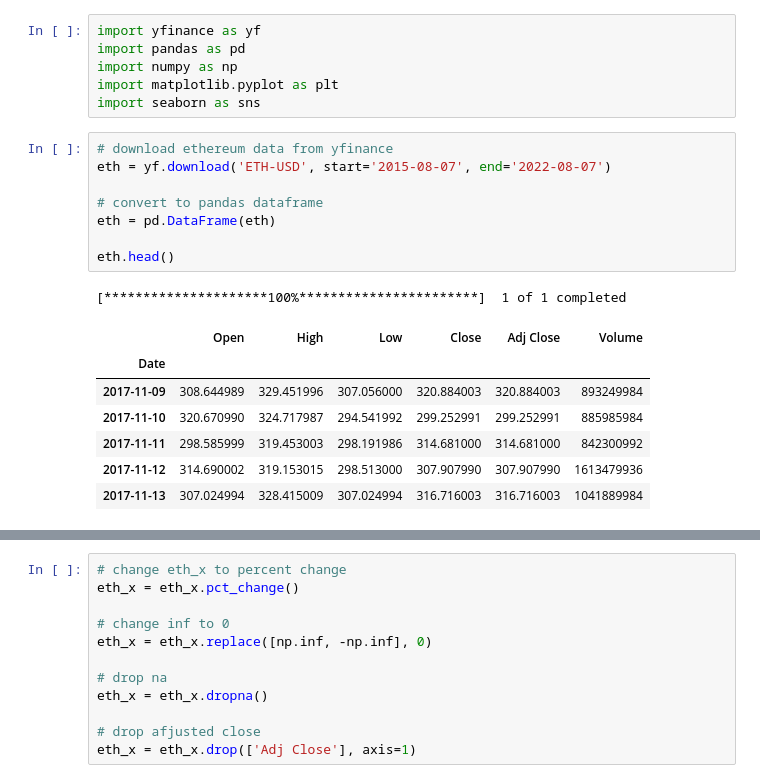
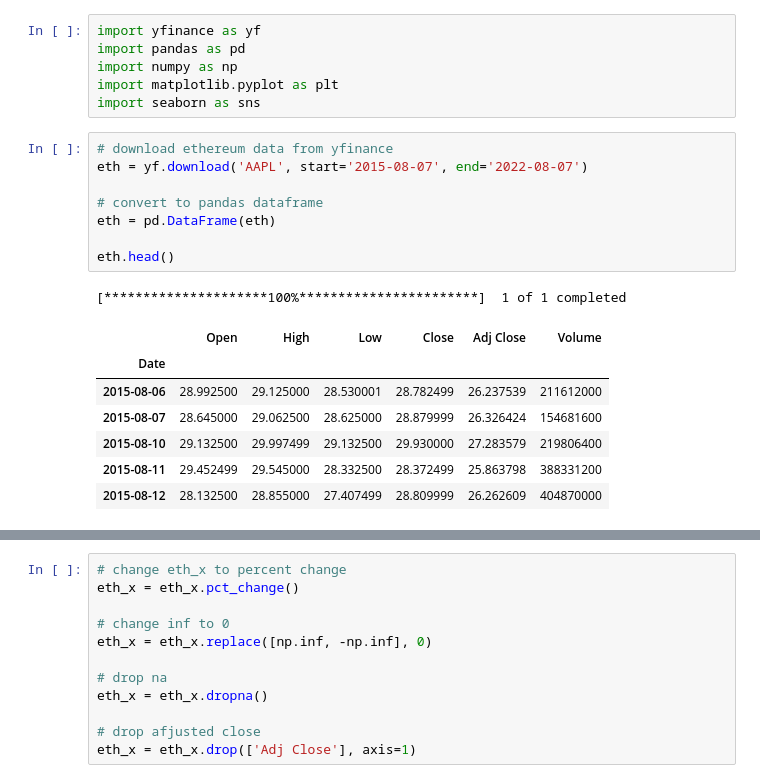
Before and after one commit to Olwar/trading-strategy-testing, a Jupyter notebook: xgboost_friday_to_monday.ipynb, the cells around one changed output, grey strips where cells are left out. Cells and saved outputs as stored; diff of their text form.

```diff
--- a/xgboost_friday_to_monday.ipynb
+++ b/xgboost_friday_to_monday.ipynb
@@ -6,18 +6,18 @@ import matplotlib.pyplot as plt
 import seaborn as sns
 # %%
 # download ethereum data from yfinance
-eth = yf.download('ETH-USD', start='2015-08-07', end='2022-08-07')
+eth = yf.download('AAPL', start='2015-08-07', end='2022-08-07')
 
 # convert to pandas dataframe
 eth = pd.DataFrame(eth)
 
 eth.head()
 # %% [output]
 [*********************100%***********************]  1 of 1 completed
 |  | Open | High | Low | Close | Adj Close | Volume |
 | Date |  |  |  |  |  |  |
-| 2017-11-09 | 308.644989 | 329.451996 | 307.056000 | 320.884003 | 320.884003 | 893249984 |
-| 2017-11-10 | 320.670990 | 324.717987 | 294.541992 | 299.252991 | 299.252991 | 885985984 |
-| 2017-11-11 | 298.585999 | 319.453003 | 298.191986 | 314.681000 | 314.681000 | 842300992 |
-| 2017-11-12 | 314.690002 | 319.153015 | 298.513000 | 307.907990 | 307.907990 | 1613479936 |
-| 2017-11-13 | 307.024994 | 328.415009 | 307.024994 | 316.716003 | 316.716003 | 1041889984 |
+| 2015-08-06 | 28.992500 | 29.125000 | 28.530001 | 28.782499 | 26.237539 | 211612000 |
+| 2015-08-07 | 28.645000 | 29.062500 | 28.625000 | 28.879999 | 26.326424 | 154681600 |
+| 2015-08-10 | 29.132500 | 29.997499 | 29.132500 | 29.930000 | 27.283579 | 219806400 |
+| 2015-08-11 | 29.452499 | 29.545000 | 28.332500 | 28.372499 | 25.863798 | 388331200 |
+| 2015-08-12 | 28.132500 | 28.855000 | 27.407499 | 28.809999 | 26.262609 | 404870000 |
```
Also changed, not shown: parts of 7 cells of this notebook.
